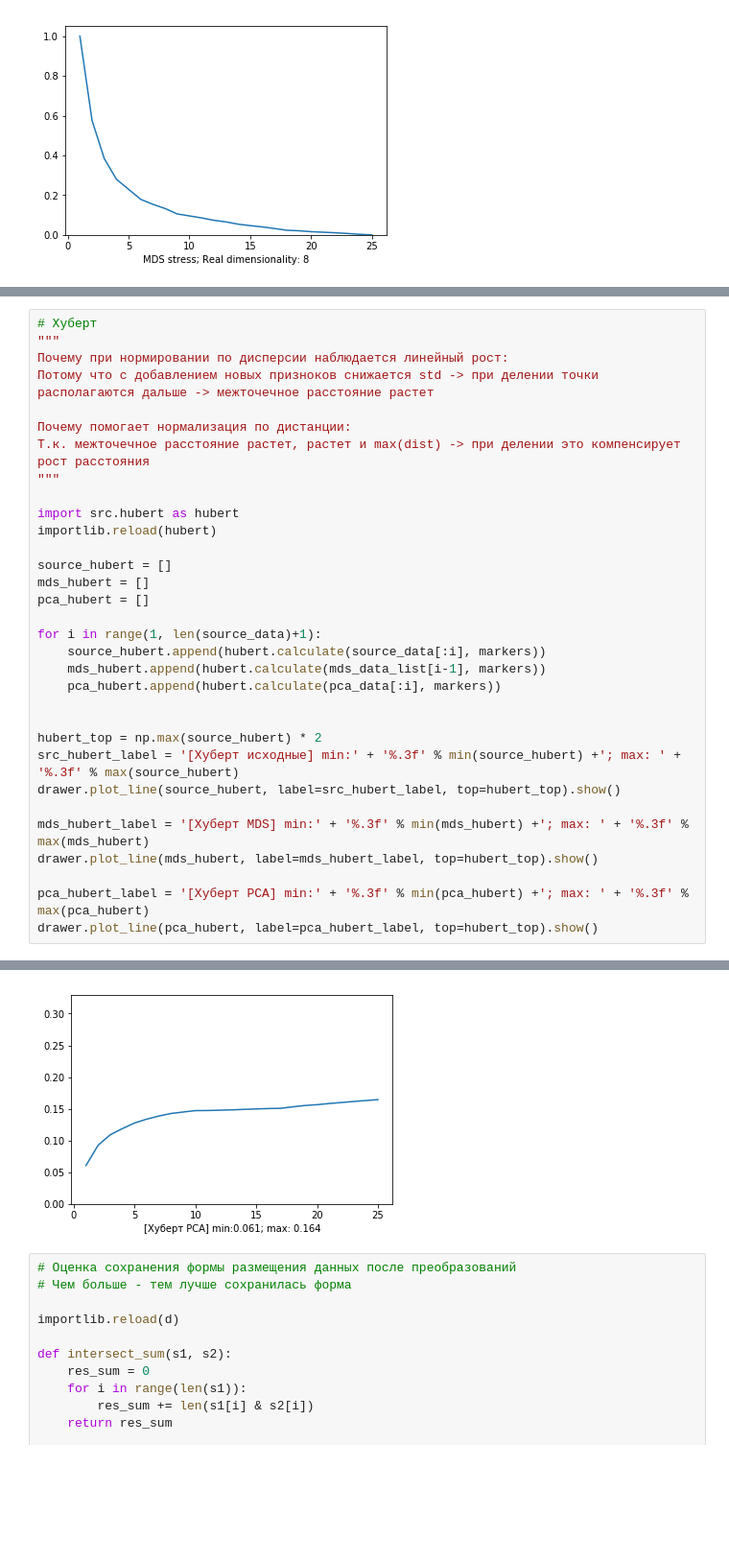
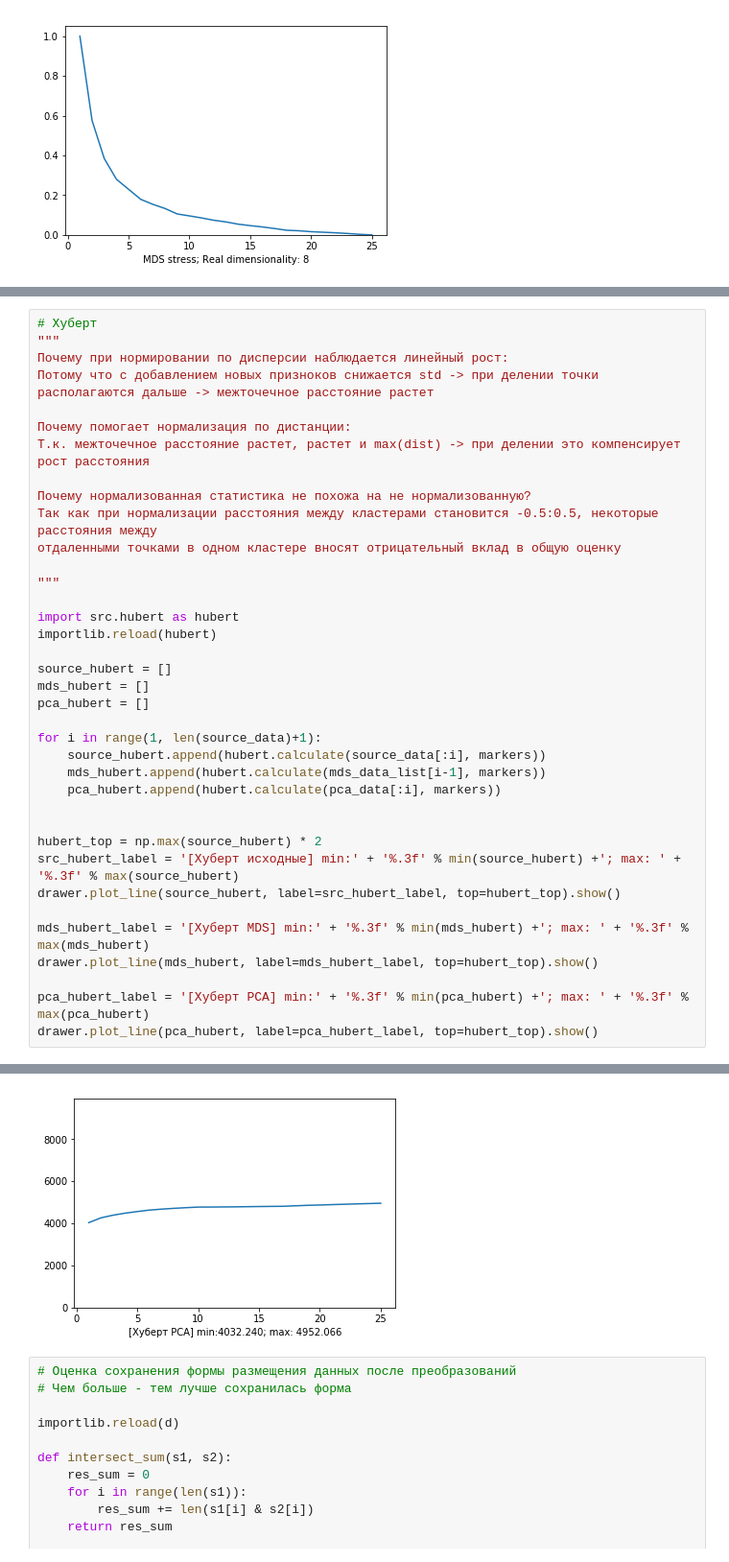
Before and after one commit to mestydone/dimensionality_reduction, a Jupyter notebook: DR.ipynb, the cells around one changed output, grey strips where cells are left out. Shown at 96% size. Cells and saved outputs as stored; diff of their text form; blank space fills up the shorter version.

```diff
--- a/DR.ipynb
+++ b/DR.ipynb
@@ -145,6 +159,11 @@ drawer.plot_line(pca_hopkins, label=pca_hopkins_label, top=1).show()
 
 Почему помогает нормализация по дистанции:
 Т.к. межточечное расстояние растет, растет и max(dist) -> при делении это компенсирует рост расстояния
+
+Почему нормализованная статистика не похожа на не нормализованную?
+Так как при нормализации расстояния между кластерами становится -0.5:0.5, некоторые расстояния между
+отдаленными точками в одном кластере вносят отрицательный вклад в общую оценку
+
 """
 
 import src.hubert as hubert
@@ -175,4 +194,4 @@ drawer.plot_line(pca_hubert, label=pca_hubert_label, top=hubert_top).show()
-[figure, old version]
+[figure, new version]
 # %%
 # Оценка сохранения формы размещения данных после преобразований
 # Чем больше - тем лучше сохранилась форма
```
Also changed, not shown: parts of 6 cells of this notebook, 2 other files.
